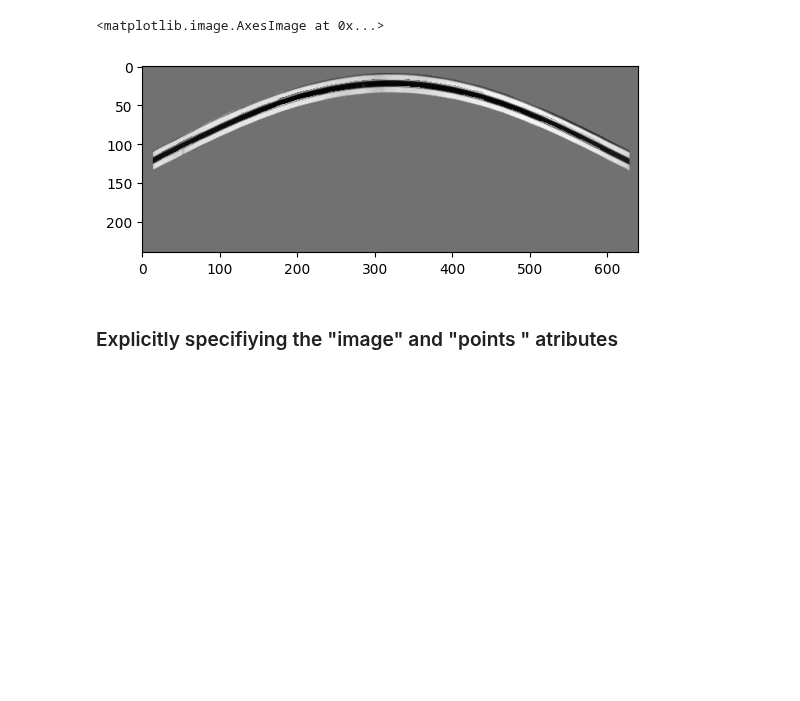
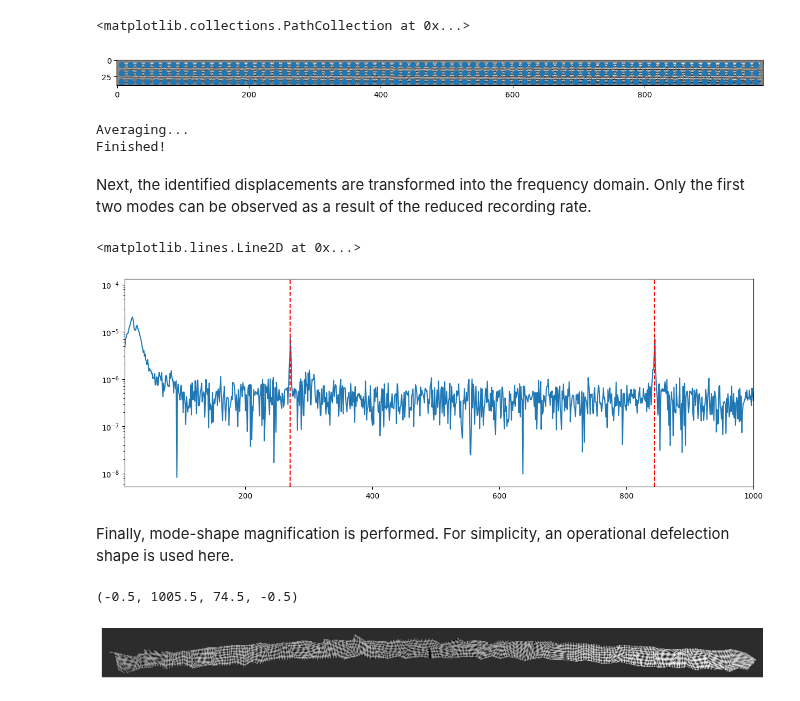
Before and after one commit to ladisk/pyidi, a Jupyter notebook: Showcase_MS_mag.ipynb, the cells around one changed output. Saved outputs shown, nothing was run; the diff lists cells and outputs as text; code cells hidden in the pictures; blank space fills up the shorter version.

Commit message:
Mode-shape magnification showcase.

```diff
--- a/Showcase_MS_mag.ipynb
+++ b/Showcase_MS_mag.ipynb
@@ -15,7 +25,7 @@ sys.path.insert(0, os.path.realpath('__file__'))
 # %%
 # Specify the ".cih" file that has the same name as the ".mraw" file
 
-filename = 'data/data_showcase.cih'
+filename = 'data/Speckle_beam_2k.cih'
 
 # Make an instance of "pyIDI" class
 
@@ -27,4 +37,4 @@ reference_image = np.average(video.mraw[:10], axis=0)
 
 # Calculate image intensity gradients on the reference image
 
-grad0, grad1 = np.gradient(reference_image)
+grad_0, grad_1 = np.gradient(reference_image)
@@ -62,13 +41,62 @@ mode_shape = np.vstack((A, B)).T
+# %%
+# Deffine the coordinates of the points where displacement will be calculated
+
+y_coord = np.array([7, 20, 33])
+x_coord = np.arange(7, 980, 13, dtype=int)
+
+koord_p = np.meshgrid(x_coord, y_coord)
+koord_p = np.vstack((koord_p[1].flatten(), koord_p[0].flatten())).T
+
+fig, ax = plt.subplots(figsize=(15, 5))
+ax.imshow(grad_0, 'gray')
+ax.scatter(koord_p[:, 1], koord_p[:, 0], s = 50)
+# %% [output]
+<matplotlib.collections.PathCollection at 0x...>
+[figure, added]
+# %%
+# Perform image-based displacement identification
+
+video.set_points(points = koord_p)
+video.set_method('sof')
+
+video.method.configure(subset_size = 7,
+                       mean_n_neighbours = 1,
+                       convert_from_px = 0.5/970)  # 0.5 m is equal to 970 px
+
+displacements = video.get_displacements()
+# %% [output]
+Averaging...
+Finished!
+# %% [markdown]
+Next, the identified displacements are transformed into the frequency domain. Only the first two modes can be observed as a result of the reduced recording rate.
+# %%
+fft = 2 * np.fft.rfft(displacements, axis = 1) / 2000
+frq = np.fft.rfftfreq(displacements.shape[1], d = 1 / 2000)
+
+fig, ax = plt.subplots(figsize=(15, 5))
+ax.semilogy(frq, np.abs(fft[0, :, 0]))
+plt.xlim(10, 1000)
+
+plt.axvline(270, color = 'r', linestyle = '--')
+plt.axvline(844, color = 'r', linestyle = '--')
+# %% [output]
+<matplotlib.lines.Line2D at 0x...>
+[figure, added]
+# %% [markdown]
+Finally, mode-shape magnification is performed. For simplicity, an operational defelection shape is used here.
 # %%
+deflection_shape = np.real(fft[:, 270, :])
+
 res = pyidi.postprocessing.mode_shape_magnification(video = video,
-                                                    displacements = mode_shape,
-                                                    magnification_factor = 100,
-                                                    background_brightness = 1,
+                                                    displacements = deflection_shape,
+                                                    magnification_factor = 4e6,
+                                                    background_brightness = 0.5,
                                                     show_undeformed=False)
 
-plt.imshow(res, 'gray')
+
+fig, ax = plt.subplots(figsize=(15, 5))
+ax.imshow(res, 'gray')
+ax.axis('off')
 # %% [output]
-<matplotlib.image.AxesImage at 0x...>
+(-0.5, 1005.5, 74.5, -0.5)
-[figure, old version]
+[figure, new version]
-# %% [markdown]
-### Explicitly specifiying the "image" and "points " atributes
```
Also changed, not shown: parts of 8 cells of this notebook, 7 other files.
